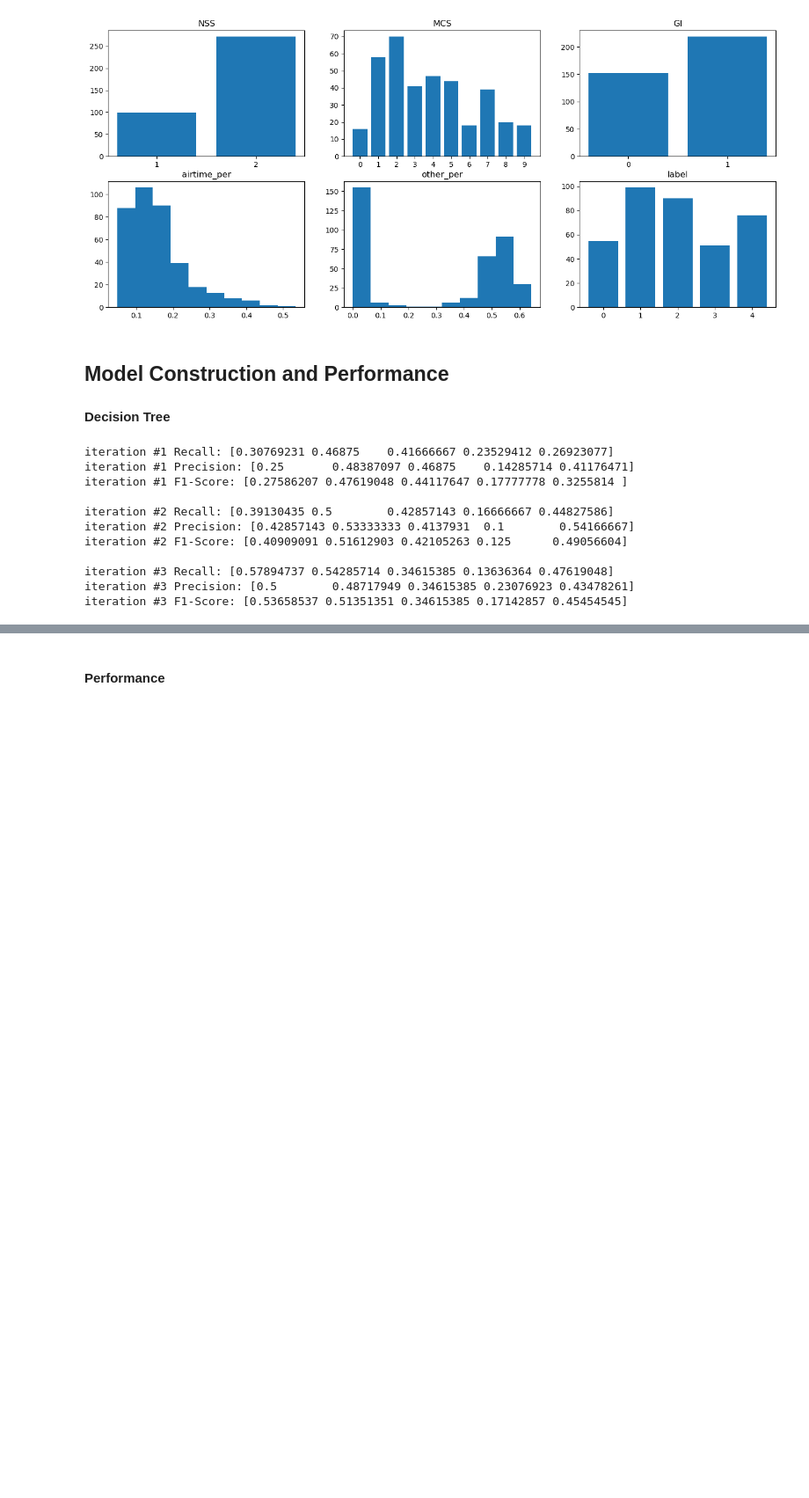
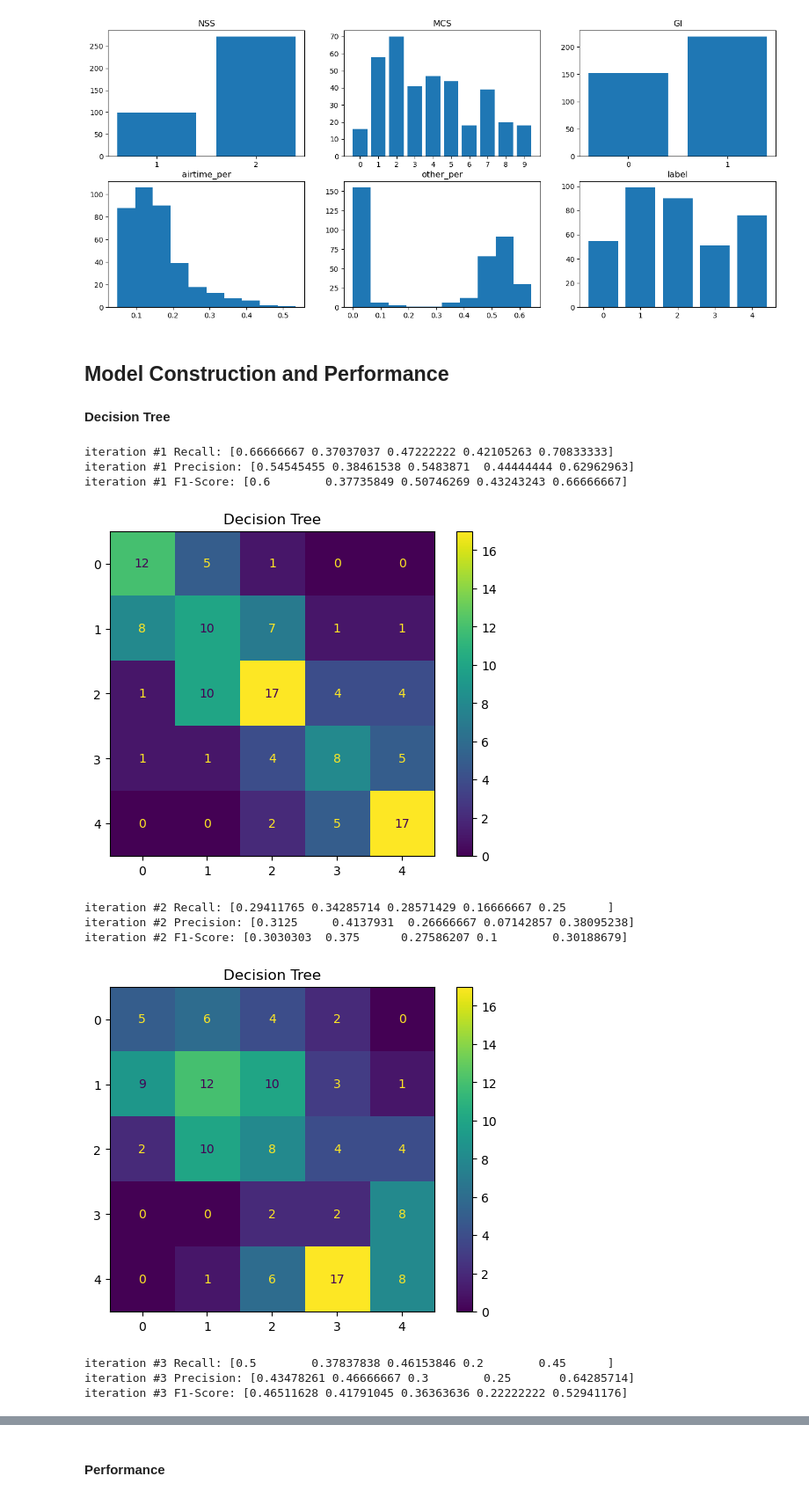
Before and after one commit to ywliu722/ml_for_network, a Jupyter notebook: decision_tree_training.ipynb, the cells around one changed output, grey strips where cells are left out. Shown at 88% size. Cells and saved outputs as stored; diff of their text form; code cells hidden in the pictures; blank space fills up the shorter version.

```diff
--- a/decision_tree_training.ipynb
+++ b/decision_tree_training.ipynb
@@ -121,33 +121,49 @@ plt.savefig('data_visualization.png', bbox_inches='tight')
 # %%
 y_train = dataset['label']
 X_train = dataset.drop(['label'], axis=1)
 
 k_fold = KFold(n_splits=3)
 k_fold.get_n_splits(X_train)
 
 iteration = 1
 clf = DecisionTreeClassifier(criterion="entropy")
 for train_index, validation_index in k_fold.split(X_train):
     x_train_cv, x_validation_cv = X_train.values[train_index], X_train.values[validation_index]
     y_train_cv, y_validation_cv = y_train[train_index], y_train[validation_index]
 
     clf.fit(x_train_cv, y_train_cv)
     y_predict_cv = clf.predict(x_validation_cv)
 
     print(f'iteration #{iteration} Recall: {recall_score(y_validation_cv, y_predict_cv, average=None)}')
     print(f'iteration #{iteration} Precision: {precision_score(y_validation_cv, y_predict_cv, average=None)}')
     print(f'iteration #{iteration} F1-Score: {f1_score(y_validation_cv, y_predict_cv, average=None)}')
+    print()
+
+    conf_matrix = confusion_matrix(y_true=y_validation_cv, y_pred=y_predict_cv)
+    titles = ['Decision Tree']
+    f, axes = plt.subplots()
+
+    for i in range(0,1):
+        disp = ConfusionMatrixDisplay(conf_matrix, display_labels=labels)
+        disp.plot(ax=axes)
+        disp.ax_.set_title(titles[i])
+        disp.im_.colorbar.remove()
+        disp.ax_.set_xlabel('')
+        disp.ax_.set_ylabel('')
+
+    f.colorbar(disp.im_, ax=axes)
+    plt.savefig(f'confusion_matrix{iteration}.png', bbox_inches='tight')
+    plt.show()
     iteration += 1
-    print()
 # %% [output]
-iteration #1 Recall: [0.30769231 0.46875    0.41666667 0.23529412 0.26923077]
-iteration #1 Precision: [0.25       0.48387097 0.46875    0.14285714 0.41176471]
-iteration #1 F1-Score: [0.27586207 0.47619048 0.44117647 0.17777778 0.3255814 ]
-
-iteration #2 Recall: [0.39130435 0.5        0.42857143 0.16666667 0.44827586]
-iteration #2 Precision: [0.42857143 0.53333333 0.4137931  0.1        0.54166667]
-iteration #2 F1-Score: [0.40909091 0.51612903 0.42105263 0.125      0.49056604]
-
-iteration #3 Recall: [0.57894737 0.54285714 0.34615385 0.13636364 0.47619048]
-iteration #3 Precision: [0.5        0.48717949 0.34615385 0.23076923 0.43478261]
-iteration #3 F1-Score: [0.53658537 0.51351351 0.34615385 0.17142857 0.45454545]
+iteration #1 Recall: [0.66666667 0.37037037 0.47222222 0.42105263 0.70833333]
+iteration #1 Precision: [0.54545455 0.38461538 0.5483871  0.44444444 0.62962963]
+iteration #1 F1-Score: [0.6        0.37735849 0.50746269 0.43243243 0.66666667]
+[figure, added]
+iteration #2 Recall: [0.29411765 0.34285714 0.28571429 0.16666667 0.25      ]
+iteration #2 Precision: [0.3125     0.4137931  0.26666667 0.07142857 0.38095238]
+iteration #2 F1-Score: [0.3030303  0.375      0.27586207 0.1        0.30188679]
+[figure, added]
+iteration #3 Recall: [0.5        0.37837838 0.46153846 0.2        0.45      ]
+iteration #3 Precision: [0.43478261 0.46666667 0.3        0.25       0.64285714]
+iteration #3 F1-Score: [0.46511628 0.41791045 0.36363636 0.22222222 0.52941176]
```
Also changed, not shown: parts of 3 cells of this notebook.
